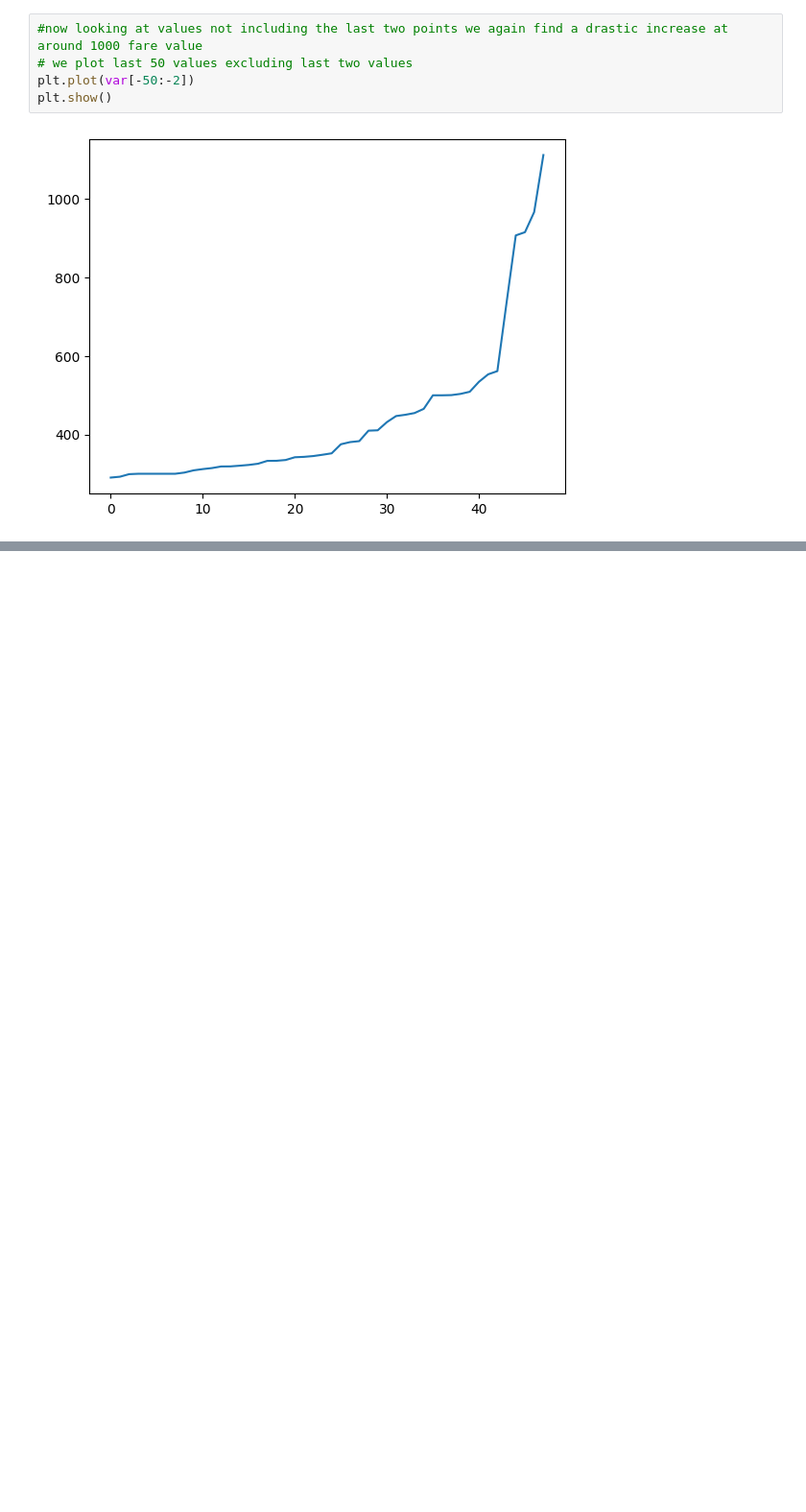
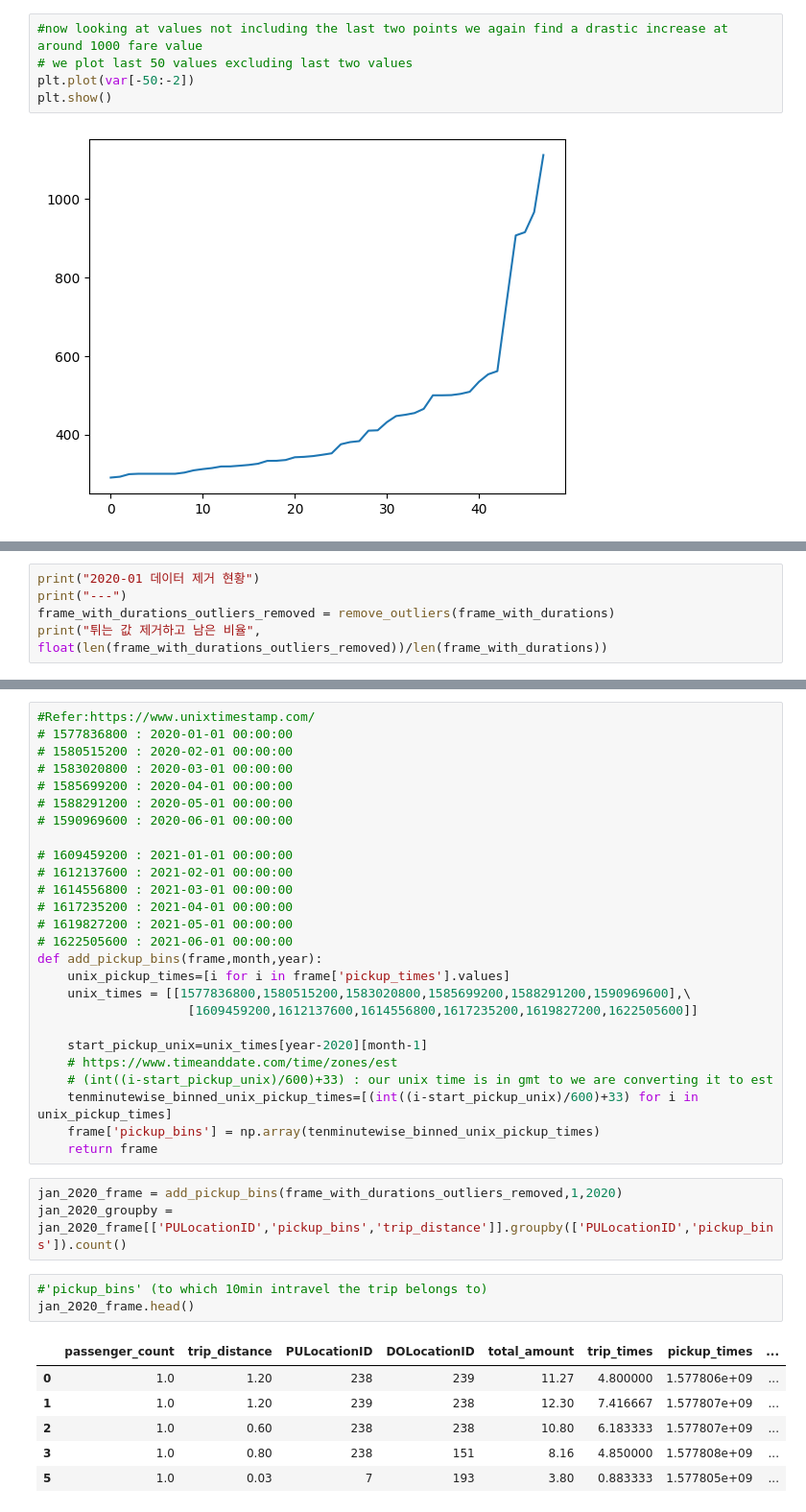
Before and after one commit to SoftwareApplicatiokn/newyork_taxi, a Jupyter notebook: taxi2020.ipynb, the cells around one changed output, grey strips where cells are left out. Shown at 96% size. Drawn from its saved outputs; the diff is of its cells as text; blank space fills up the shorter version.

```diff
--- a/taxi2020.ipynb
+++ b/taxi2020.ipynb
@@ -415,0 +446,5 @@ plt.show()
+# %%
+print("2020-01 데이터 제거 현황")
+print("---")
+frame_with_durations_outliers_removed = remove_outliers(frame_with_durations)
+print("튀는 값 제거하고 남은 비율", float(len(frame_with_durations_outliers_removed))/len(frame_with_durations))
@@ -415,0 +462,39 @@ plt.show()
+# %%
+#Refer:https://www.unixtimestamp.com/
+# 1577836800 : 2020-01-01 00:00:00
+# 1580515200 : 2020-02-01 00:00:00
+# 1583020800 : 2020-03-01 00:00:00
+# 1585699200 : 2020-04-01 00:00:00
+# 1588291200 : 2020-05-01 00:00:00
+# 1590969600 : 2020-06-01 00:00:00
+
+# 1609459200 : 2021-01-01 00:00:00
+# 1612137600 : 2021-02-01 00:00:00
+# 1614556800 : 2021-03-01 00:00:00
+# 1617235200 : 2021-04-01 00:00:00
+# 1619827200 : 2021-05-01 00:00:00
+# 1622505600 : 2021-06-01 00:00:00
+def add_pickup_bins(frame,month,year):
+    unix_pickup_times=[i for i in frame['pickup_times'].values]
+    unix_times = [[1577836800,1580515200,1583020800,1585699200,1588291200,1590969600],\
+                    [1609459200,1612137600,1614556800,1617235200,1619827200,1622505600]]
+
+    start_pickup_unix=unix_times[year-2020][month-1]
+    # https://www.timeanddate.com/time/zones/est
+    # (int((i-start_pickup_unix)/600)+33) : our unix time is in gmt to we are converting it to est
+    tenminutewise_binned_unix_pickup_times=[(int((i-start_pickup_unix)/600)+33) for i in unix_pickup_times]
+    frame['pickup_bins'] = np.array(tenminutewise_binned_unix_pickup_times)
+    return frame
+# %%
+jan_2020_frame = add_pickup_bins(frame_with_durations_outliers_removed,1,2020)
+jan_2020_groupby = jan_2020_frame[['PULocationID','pickup_bins','trip_distance']].groupby(['PULocationID','pickup_bins']).count()
+# %%
+#'pickup_bins' (to which 10min intravel the trip belongs to)
+jan_2020_frame.head()
+# %% [output]
+|  | passenger_count | trip_distance | PULocationID | DOLocationID | total_amount | trip_times | pickup_times | ... |
+| 0 | 1.0 | 1.20 | 238 | 239 | 11.27 | 4.800000 | 1.577806e+09 | ... |
+| 1 | 1.0 | 1.20 | 239 | 238 | 12.30 | 7.416667 | 1.577807e+09 | ... |
+| 2 | 1.0 | 0.60 | 238 | 238 | 10.80 | 6.183333 | 1.577807e+09 | ... |
+| 3 | 1.0 | 0.80 | 238 | 151 | 8.16 | 4.850000 | 1.577808e+09 | ... |
+| 5 | 1.0 | 0.03 | 7 | 193 | 3.80 | 0.883333 | 1.577805e+09 | ... |
```
Also changed, not shown: parts of 4 cells of this notebook.
